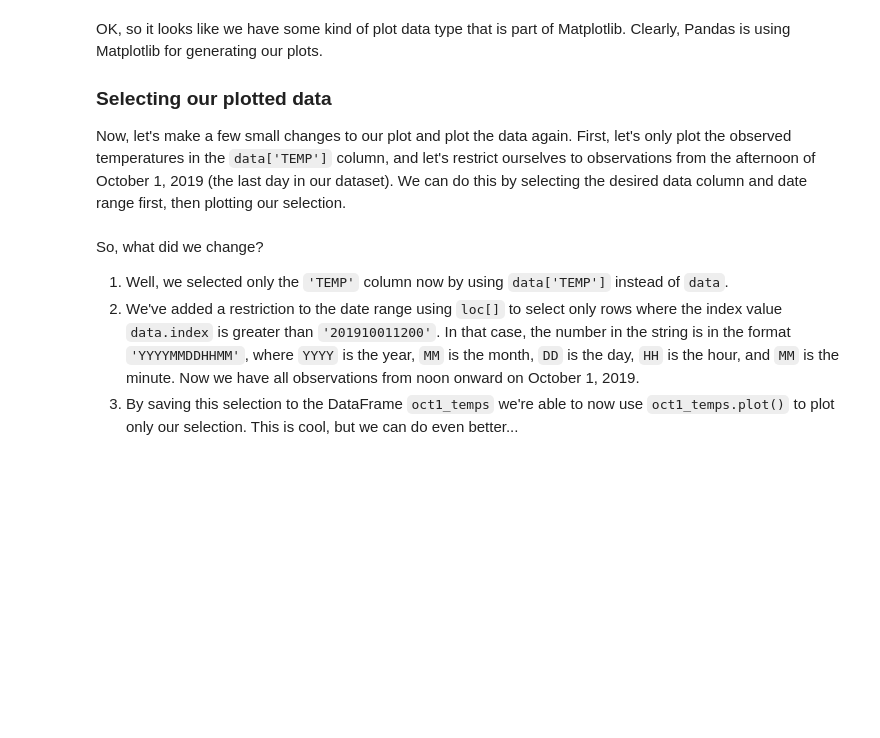
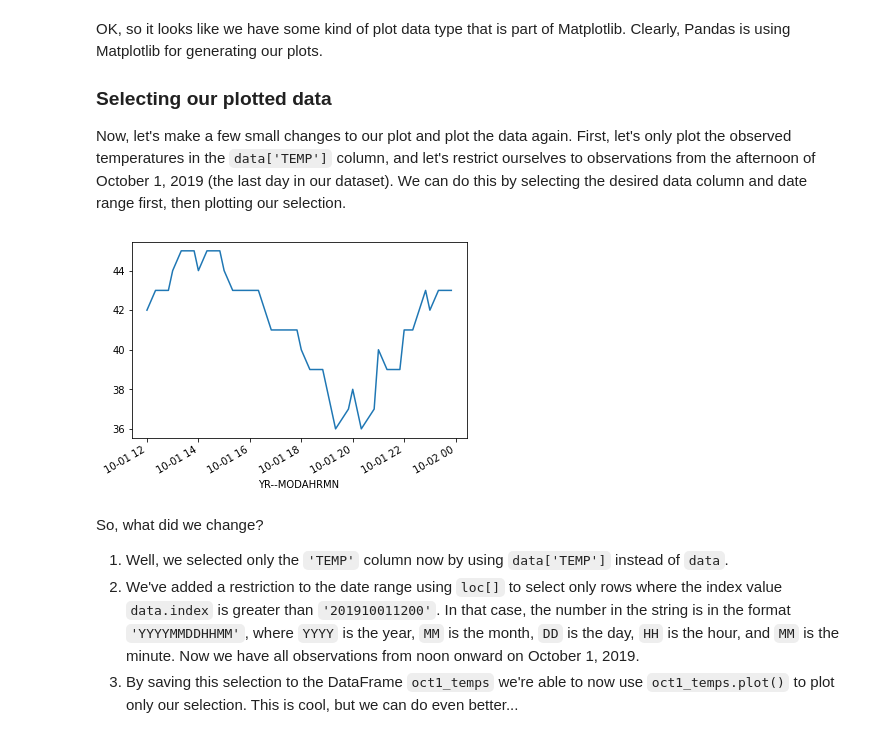
Before and after one commit to arr678/Hels-L7, a Jupyter notebook: L7/matplotlib.ipynb, the cells around one changed output. Drawn from its saved outputs; the diff is of its cells as text; code cells hidden in the pictures; blank space fills up the shorter version.

```diff
--- a/L7/matplotlib.ipynb
+++ b/L7/matplotlib.ipynb
@@ -149,6 +169,11 @@ OK, so it looks like we have some kind of plot data type that is part of Matplot
 ### Selecting our plotted data
 
 Now, let's make a few small changes to our plot and plot the data again. First, let's only plot the observed temperatures in the `data['TEMP']` column, and let's restrict ourselves to observations from the afternoon of October 1, 2019 (the last day in our dataset). We can do this by selecting the desired data column and date range first, then plotting our selection.
+# %%
+oct1_temps = data['TEMP'].loc[data.index >= '201910011200']
+ax = oct1_temps.plot()
+# %% [output]
+[figure, added]
 # %% [markdown]
 So, what did we change?
 
```
Also changed, not shown: parts of 9 cells of this notebook.
